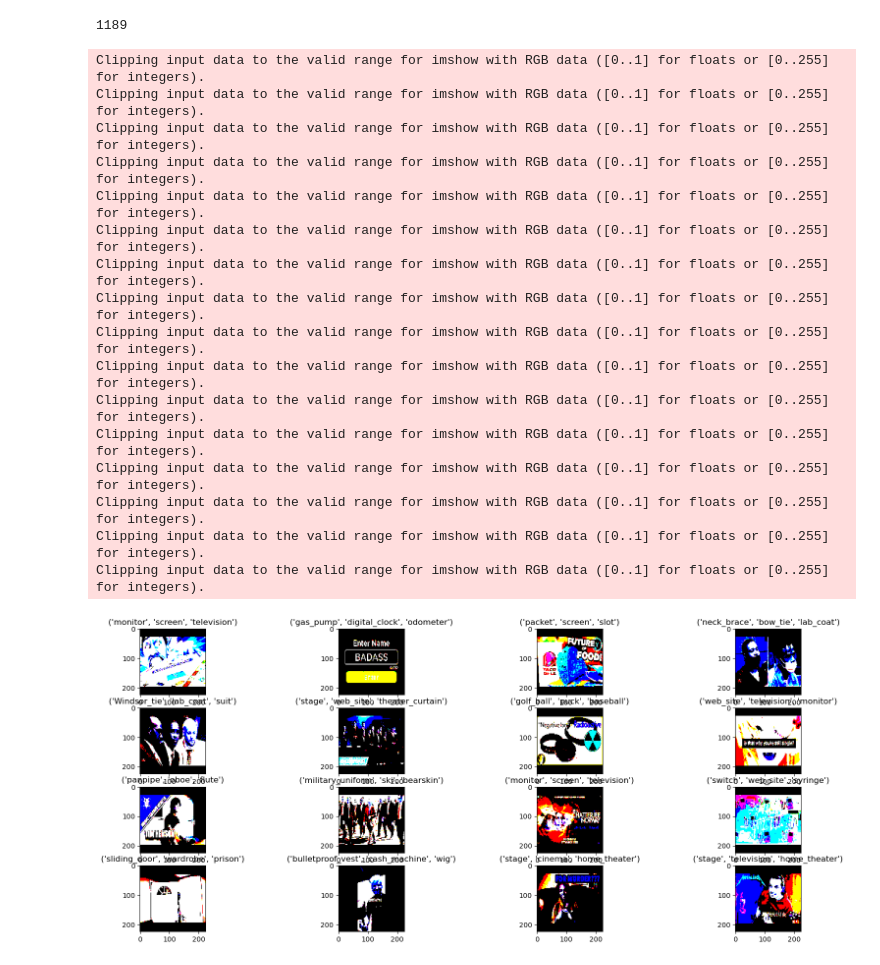
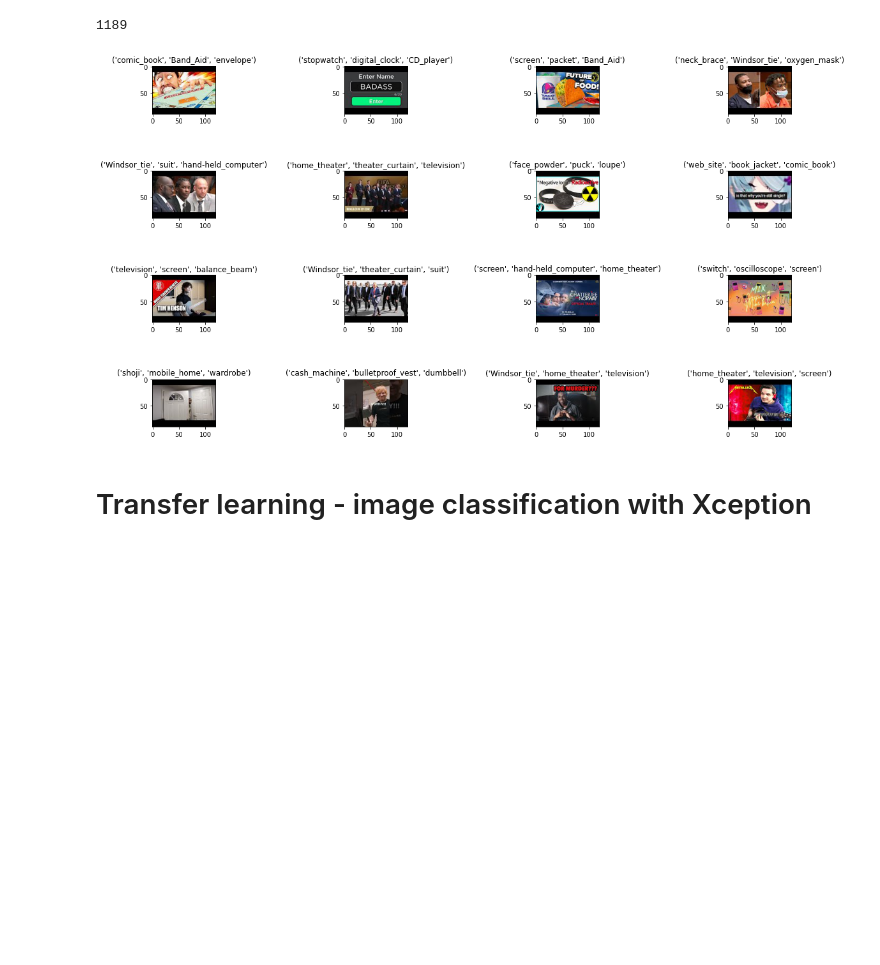
Before and after one commit to maxencefrenette/youtube-views-predictor, a Jupyter notebook: src/data/LoadThumbnail.ipynb, the cells around one changed output. Drawn from its saved outputs; the diff is of its cells as text; code cells hidden in the pictures; blank space fills up the shorter version.

```diff
--- a/src/data/LoadThumbnail.ipynb
+++ b/src/data/LoadThumbnail.ipynb
@@ -93,3 +80,0 @@ def preprocess_data_part1(IMAGE_PATH):
-# %%
-# generate images and labels based on preprocess_data_part1() function
-images = preprocess_data_part1(IMAGE_PATH)
@@ -120,3 +187,6 @@ To enable them in other operations, rebuild TensorFlow with the appropriate comp
+# %%
+# generate images based on preprocess_data_part1() function
+images_vgg16 = preprocess_data_vgg16(IMAGE_PATH)
 # %%
-preds = model.predict(images[0])
+preds = model.predict(images_vgg16[0])
 # %% [output]
@@ -141,27 +211,14 @@ len(label_dict.keys())
 # %%
 nrows, ncols = 4,4 #print first 16 images
 f, axs = plt.subplots(nrows, ncols, figsize=(20,8))
 for i in range(nrows):
     for j in range(ncols):
         indx = i*ncols+j
         axs[i,j].imshow(images[0][indx])
         video_id = images[1][indx]
         axs[i,j].set(title=label_dict[video_id] )
+        plt.subplots_adjust(top = 0.99, bottom=0.01, hspace=1.2, wspace=0.4)
 # %% [output]
-Clipping input data to the valid range for imshow with RGB data ([0..1] for floats or [0..255] for integers).
-Clipping input data to the valid range for imshow with RGB data ([0..1] for floats or [0..255] for integers).
-Clipping input data to the valid range for imshow with RGB data ([0..1] for floats or [0..255] for integers).
-Clipping input data to the valid range for imshow with RGB data ([0..1] for floats or [0..255] for integers).
-Clipping input data to the valid range for imshow with RGB data ([0..1] for floats or [0..255] for integers).
-Clipping input data to the valid range for imshow with RGB data ([0..1] for floats or [0..255] for integers).
-Clipping input data to the valid range for imshow with RGB data ([0..1] for floats or [0..255] for integers).
-Clipping input data to the valid range for imshow with RGB data ([0..1] for floats or [0..255] for integers).
-Clipping input data to the valid range for imshow with RGB data ([0..1] for floats or [0..255] for integers).
-Clipping input data to the valid range for imshow with RGB data ([0..1] for floats or [0..255] for integers).
-Clipping input data to the valid range for imshow with RGB data ([0..1] for floats or [0..255] for integers).
-Clipping input data to the valid range for imshow with RGB data ([0..1] for floats or [0..255] for integers).
-Clipping input data to the valid range for imshow with RGB data ([0..1] for floats or [0..255] for integers).
-Clipping input data to the valid range for imshow with RGB data ([0..1] for floats or [0..255] for integers).
-Clipping input data to the valid range for imshow with RGB data ([0..1] for floats or [0..255] for integers).
-Clipping input data to the valid range for imshow with RGB data ([0..1] for floats or [0..255] for integers).
-[figure, old version]
+[figure, new version]
+# %% [markdown]
+# Transfer learning - image classification with Xception
```
Also changed, not shown: parts of 21 cells of this notebook.
